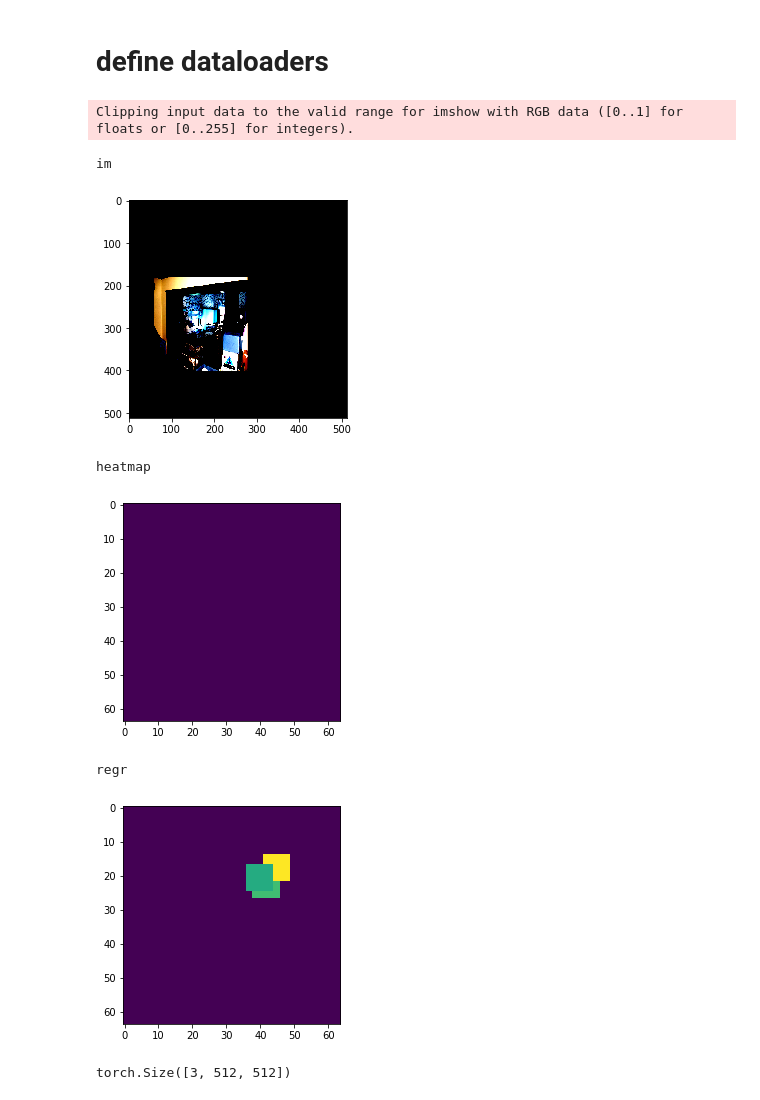
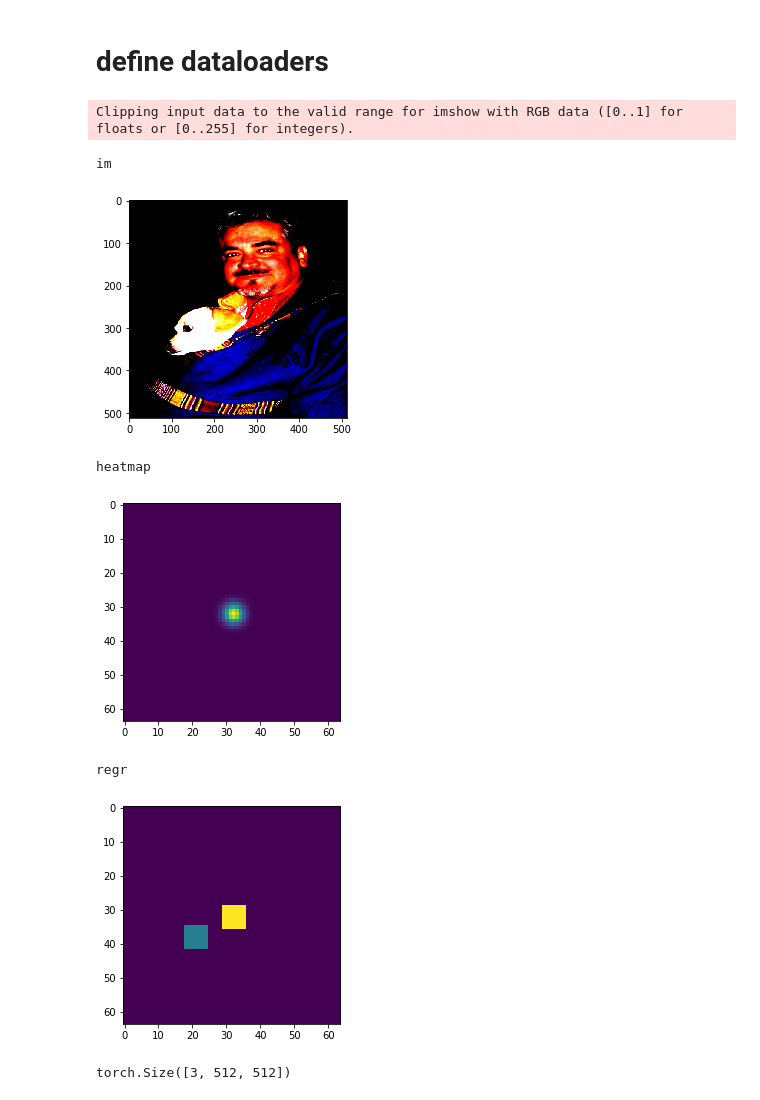
Before and after one commit to kentaroy47/centernet-from-scratch.pytorch, a Jupyter notebook: train_centernet.ipynb, the cells around one changed output. Cells and saved outputs as stored; diff of their text form; code cells hidden in the pictures.

```diff
--- a/train_centernet.ipynb
+++ b/train_centernet.ipynb
@@ -125,7 +125,7 @@ The center is encoded right!
 Now, we make the heatmaps so that centernet can train to predict centers.
 # %%
 # from centernet repo
-def draw_msra_gaussian(heatmap, center, sigma=3):
+def draw_msra_gaussian(heatmap, center, sigma=2):
   tmp_size = sigma * 6
   mu_x = int(center[0] + 0.5)
   mu_y = int(center[1] + 0.5)
@@ -286,11 +286,11 @@ def make_hm(target, input_size=512, num_class=20):
         mask = hm[int(c[2]), :, :]
         mask = draw_msra_gaussian(mask, [int(c[0]*input_size)//MODEL_SCALE, int(c[1]*input_size)//MODEL_SCALE])
         hm[int(c[2]), :, :] = mask
-        for i in range(-4, 4):
-            for j in range(-4, 4):
-                xx = np.clip(int(c[0]*input_size)//MODEL_SCALE+i, 0, 63)
-                yy = np.clip(int(c[1]*input_size)//MODEL_SCALE+j, 0, 63)
-                regr[:, xx, yy] = r
+        for i in range(-3, 4):
+            for j in range(-3, 4):
+                xx = np.clip(int(c[0]*input_size)//MODEL_SCALE+i, 0, input_size//MODEL_SCALE-1)
+                yy = np.clip(int(c[1]*input_size)//MODEL_SCALE+j, 0, input_size//MODEL_SCALE-1)
+                regr[:, yy, xx] = r
     return hm, regr
 # %% [markdown]
 # define dataloaders
@@ -352,24 +352,24 @@ val_dataloader = data.DataLoader(
 dataloaders_dict = {"train": train_dataloader, "val": val_dataloader}
 # %%
 # confirm operation
-im, hm, regr = train_dataset2[0]
+im, hm, regr = val_dataset2[0]
 print("im")
 plt.imshow(im.numpy().transpose(1,2,0))
 plt.show()
 print("heatmap")
 plt.imshow(hm[14])
 plt.show()
 print("regr")
 plt.imshow(regr[0])
 plt.show()
 # %% [output]
 Clipping input data to the valid range for imshow with RGB data ([0..1] for floats or [0..255] for integers).
 im
-[figure, old version]
+[figure, new version]
 heatmap
-[figure, old version]
+[figure, new version]
 regr
-[figure, old version]
+[figure, new version]
 # %%
 im.shape
 # %% [output]
```
Also changed, not shown: parts of 3 cells of this notebook.
